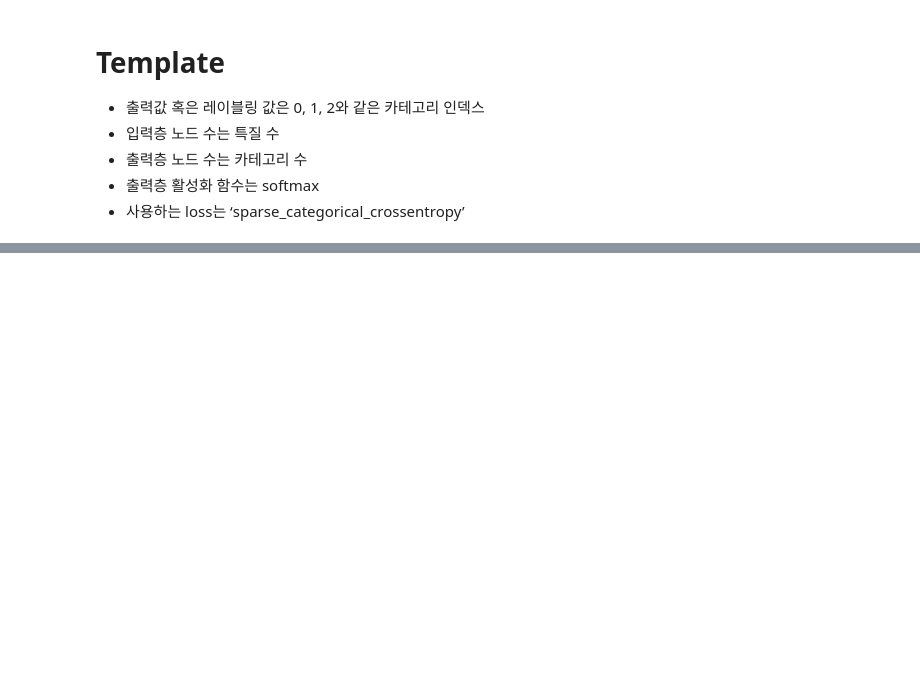
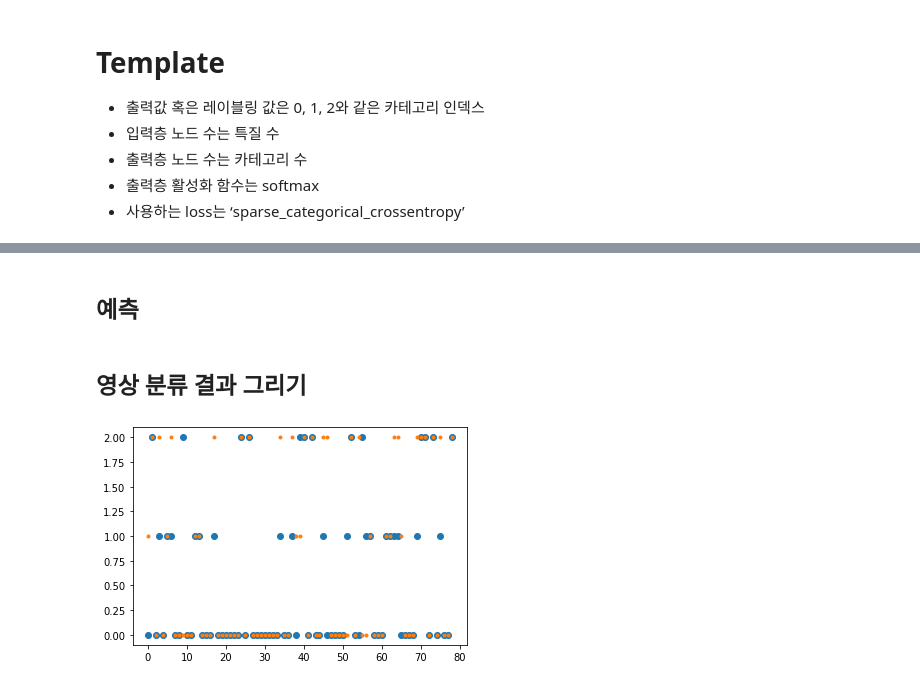
Before and after one commit to dhrim/keras_howto_2021, a Jupyter notebook: class7/template_attribute_data_classification.ipynb, the cells around one changed output, grey strips where cells are left out. Drawn from its saved outputs; the diff is of its cells as text; code cells hidden in the pictures; blank space fills up the shorter version.

```diff
--- a/class7/template_attribute_data_classification.ipynb
+++ b/class7/template_attribute_data_classification.ipynb
@@ -134,0 +204,13 @@ acc= 0.797468364238739
+# %% [markdown]
+## 예측
+# %%
+y_ = model.predict(test_x)
+predicted = np.argmax(y_, axis=-1)
+# %% [markdown]
+## 영상 분류 결과 그리기
+# %%
+plt.plot(test_y, "o")
+plt.plot(predicted, ".")
+plt.show()
+# %% [output]
+[figure, added]
```
Also changed, not shown: parts of 18 cells of this notebook.
